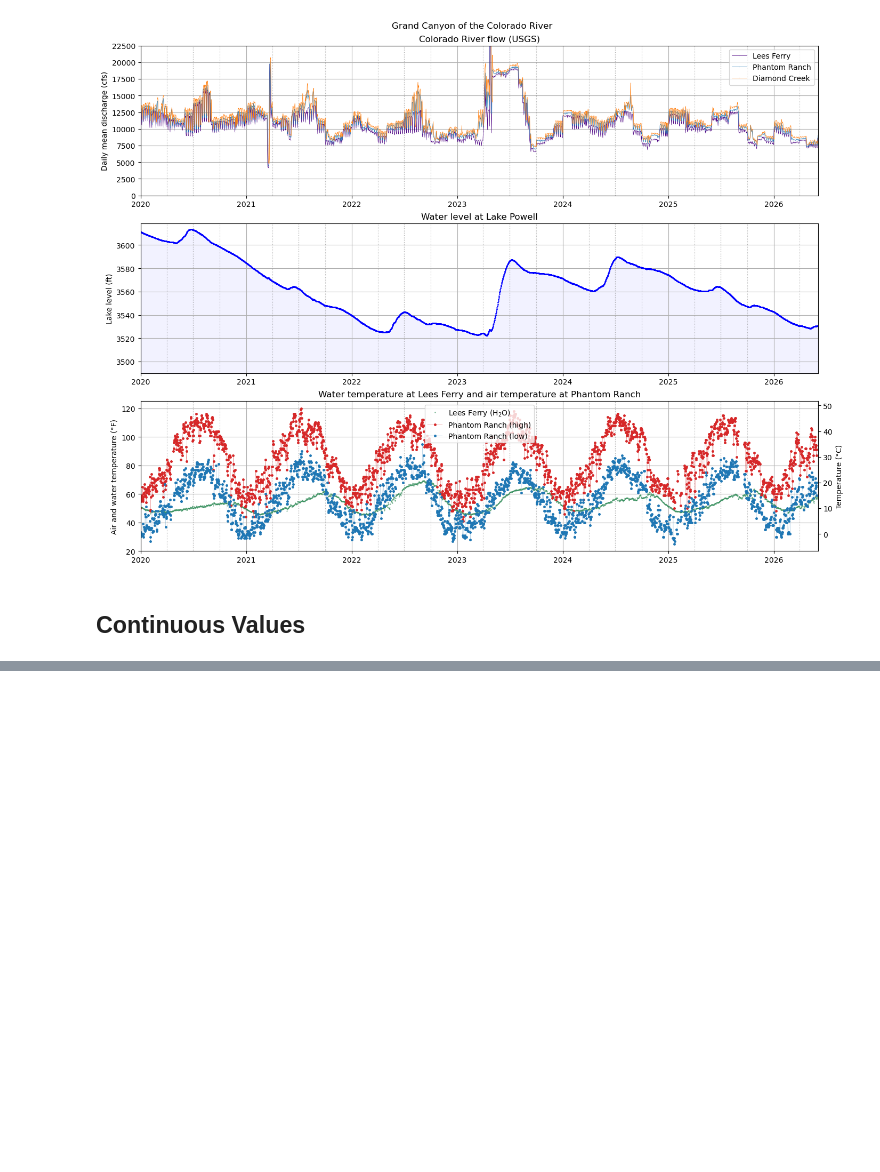
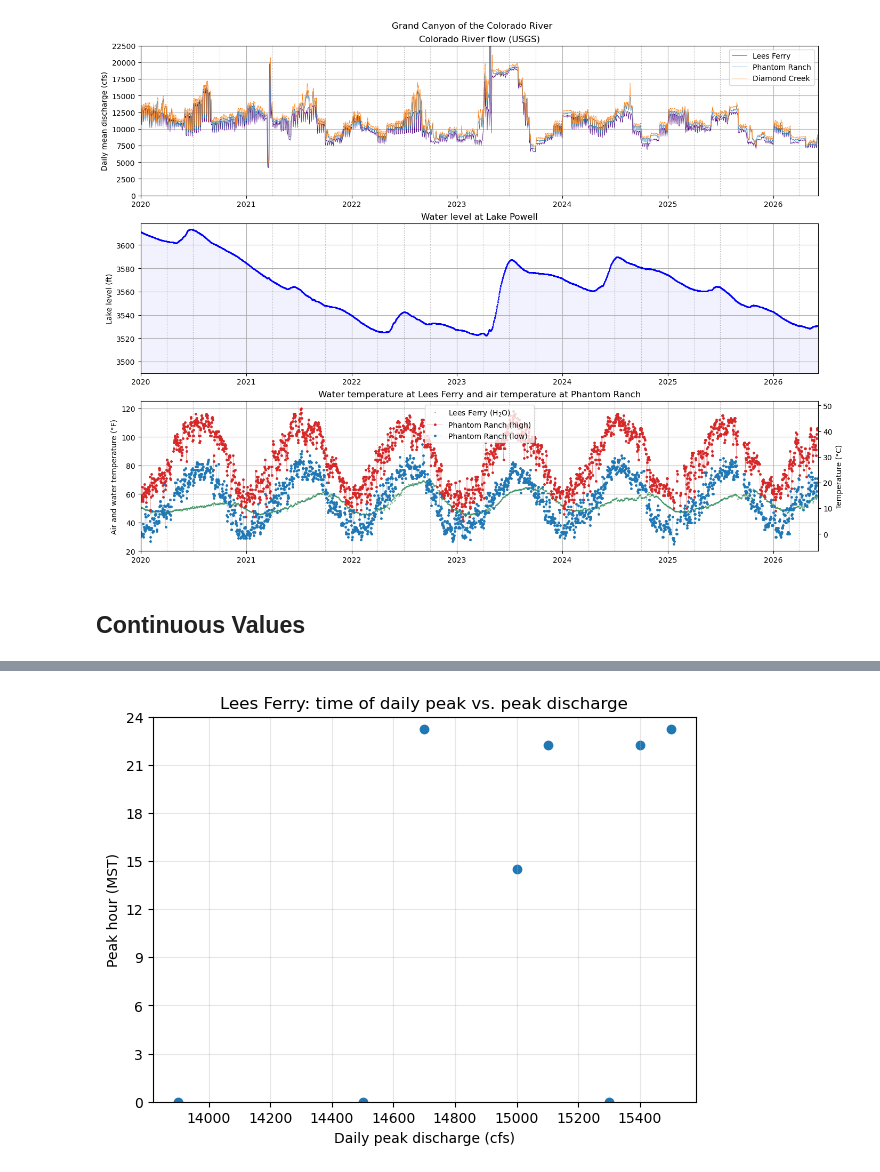
Before and after one commit to gregorywanderson/rivers, a Jupyter notebook: grand_canyon/grand_canyon_conditions.ipynb, the cells around one changed output, grey strips where cells are left out. Cells and saved outputs as stored; diff of their text form; code cells hidden in the pictures; blank space fills up the shorter version.

```diff
--- a/grand_canyon/grand_canyon_conditions.ipynb
+++ b/grand_canyon/grand_canyon_conditions.ipynb
@@ -719,0 +612,10 @@ plt.show()
+# %%
+# Daily peak discharge at Lees Ferry (MST)
+peak_lf = (
+    continuous_lf["discharge_cfs"]
+    .groupby(continuous_lf.index.normalize())          # group by local calendar day
+    .agg(peak_cfs="max", peak_time=lambda s: s.idxmax())
+)
+peak_lf["peak_hour_mst"] = peak_lf["peak_time"].dt.strftime("%H:%M")
+
+print(peak_lf[["peak_cfs", "peak_time", "peak_hour_mst"]].to_string())
@@ -719,0 +633,18 @@ plt.show()
+# %%
+# Peak hour as a numeric value (hours since local midnight) for plotting
+hour_numeric = (
+    peak_lf["peak_time"].dt.hour
+    + peak_lf["peak_time"].dt.minute / 60
+)
+
+fig, ax = plt.subplots(figsize=(7, 5))
+ax.scatter(peak_lf["peak_cfs"], hour_numeric)
+ax.set_xlabel("Daily peak discharge (cfs)")
+ax.set_ylabel("Peak hour (MST)")
+ax.set_ylim(0, 24)
+ax.set_yticks(range(0, 25, 3))
+ax.set_title("Lees Ferry: time of daily peak vs. peak discharge")
+ax.grid(True, alpha=0.3)
+plt.show()
+# %% [output]
+[figure, added]
```
Also changed, not shown: parts of 21 cells of this notebook.
